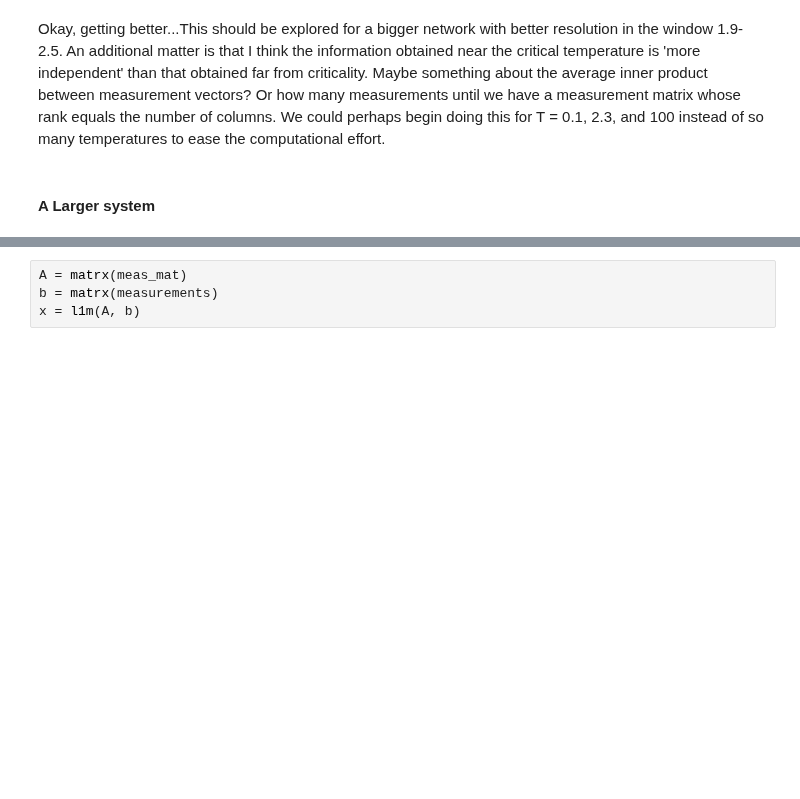
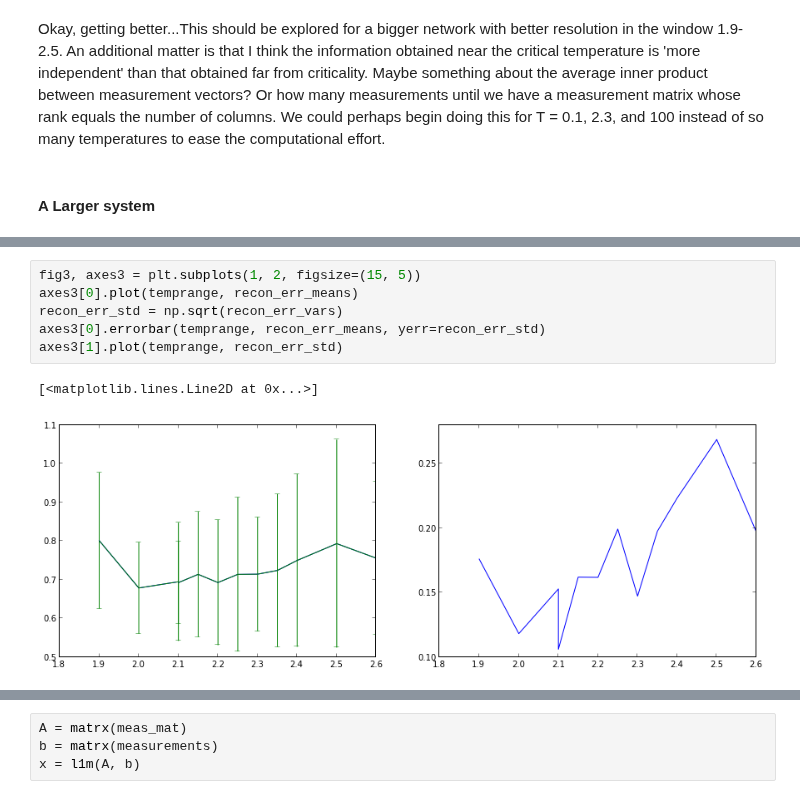
Before and after one commit to forrestsheldon/neurodynamics, a Jupyter notebook: Ising_CS.ipynb, the cells around one changed output, grey strips where cells are left out. Cells and saved outputs as stored; diff of their text form; blank space fills up the shorter version.

```diff
--- a/Ising_CS.ipynb
+++ b/Ising_CS.ipynb
@@ -629,0 +592,9 @@ KeyboardInterrupt:
+# %%
+fig3, axes3 = plt.subplots(1, 2, figsize=(15, 5))
+axes3[0].plot(temprange, recon_err_means)
+recon_err_std = np.sqrt(recon_err_vars)
+axes3[0].errorbar(temprange, recon_err_means, yerr=recon_err_std)
+axes3[1].plot(temprange, recon_err_std)
+# %% [output]
+[<matplotlib.lines.Line2D at 0x...>]
+[figure, added]
```
Also changed, not shown: parts of 14 cells of this notebook, 3 other files.
